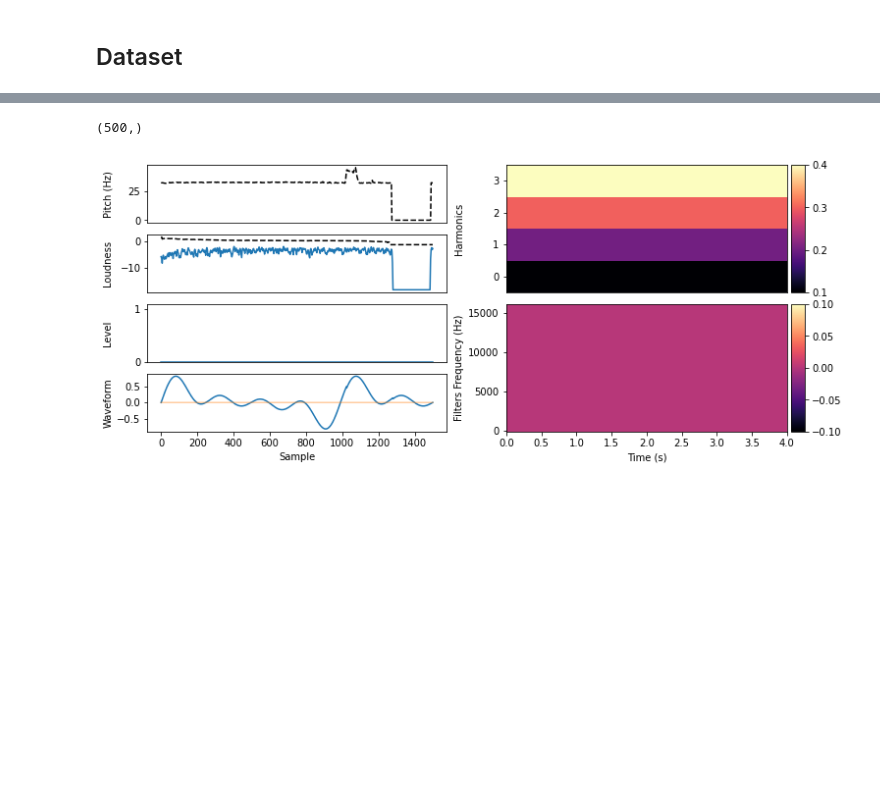
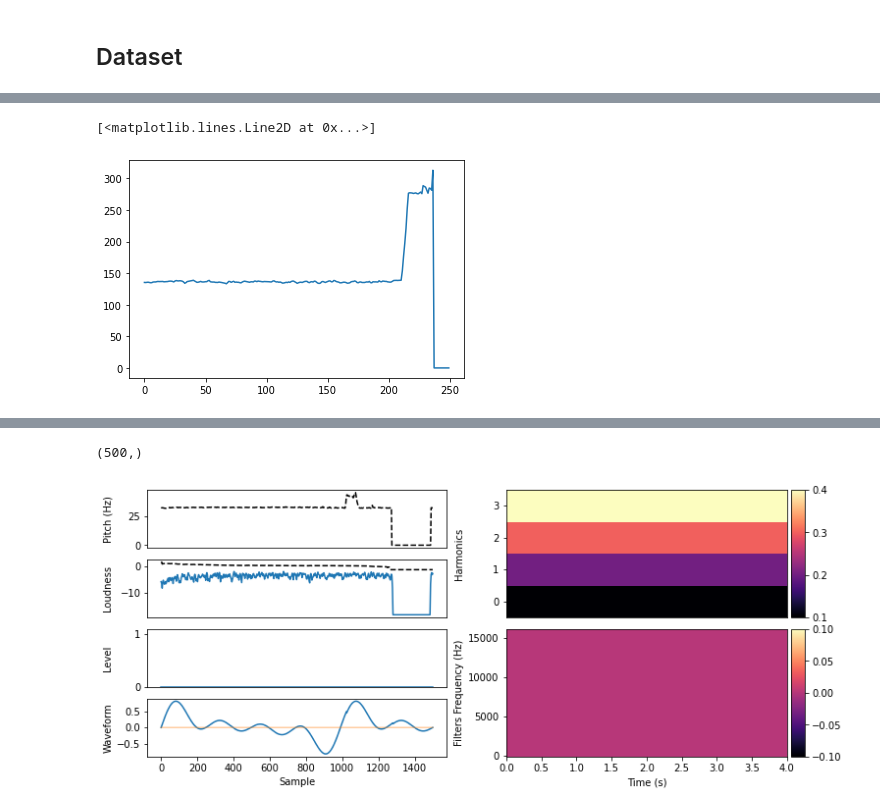
Before and after one commit to nabsara/deep-eurorack-control, a Jupyter notebook: notebooks/Untitled.ipynb, the cells around one changed output, grey strips where cells are left out. Drawn from its saved outputs; the diff is of its cells as text; code cells hidden in the pictures; blank space fills up the shorter version.

```diff
--- a/notebooks/Untitled.ipynb
+++ b/notebooks/Untitled.ipynb
@@ -53,0 +120,6 @@ filtersp = filters[0].detach().numpy()
+# %%
+# get_pitch(signal.numpy(),sr,frame_size)
+step_size = int(1000*frame_size/sr)
+pitch = crepe.predict(signalp,sr,model_capacity = "full",viterbi=True,verbose=True,step_size=step_size)[1][:-1]
+plt.plot(pitch)
+# %% [output]
@@ -53,0 +127,2 @@ filtersp = filters[0].detach().numpy()
+[<matplotlib.lines.Line2D at 0x...>]
+[figure, added]
```
Also changed, not shown: parts of 20 cells of this notebook, 3 other files.
